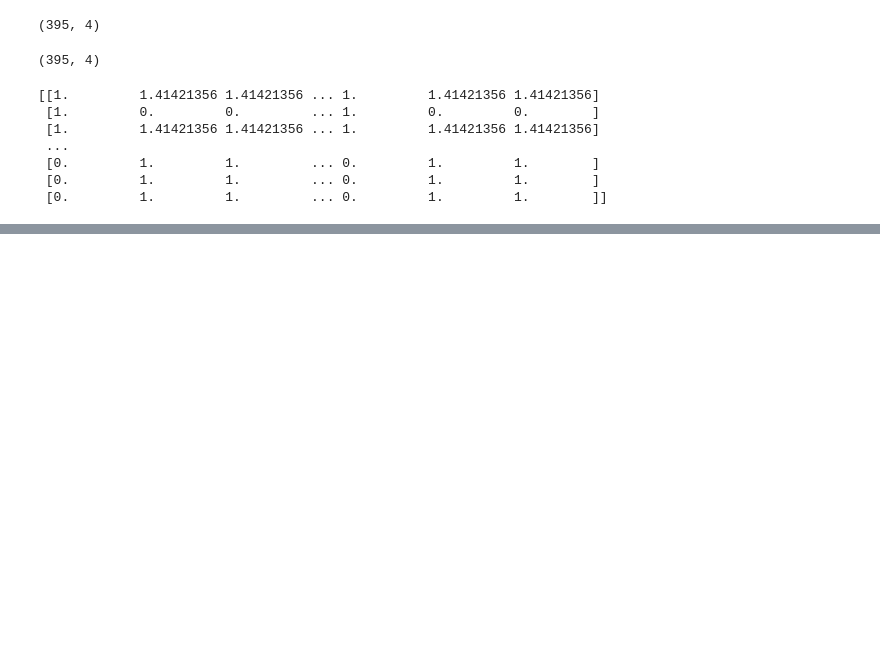
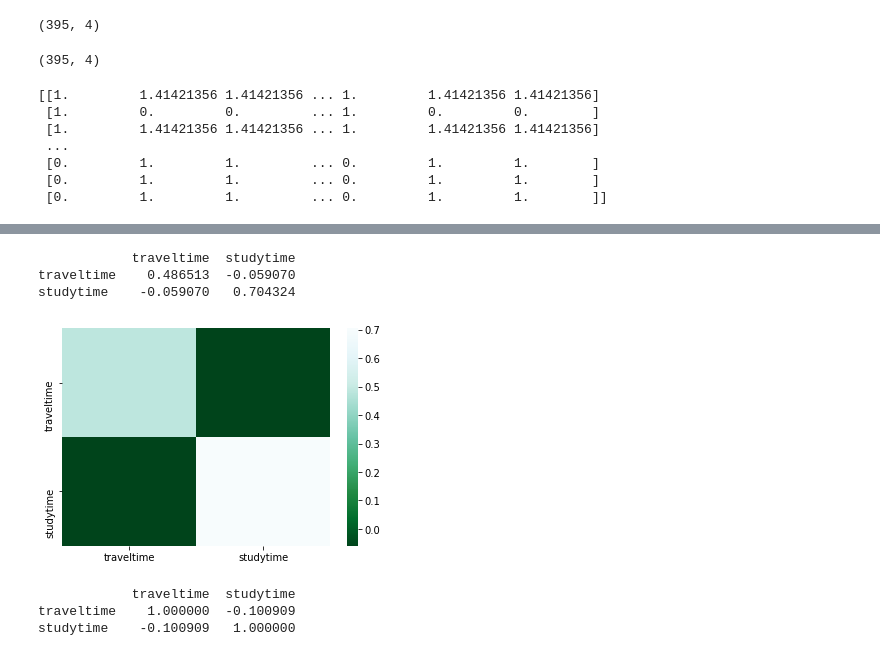
Before and after one commit to Anasuya-Sahoo/DMDW-Lab, a Jupyter notebook: Dissimilarity_Matrix_Lab.ipynb, the cells around one changed output, grey strips where cells are left out. Cells and saved outputs as stored; diff of their text form; code cells hidden in the pictures; blank space fills up the shorter version.

```diff
--- a/Dissimilarity_Matrix_Lab.ipynb
+++ b/Dissimilarity_Matrix_Lab.ipynb
@@ -202,0 +216,3 @@ print(dist_matrix)
+# %%
+dfn=df[['traveltime','studytime']]
+dfn.head()
@@ -202,0 +226,19 @@ print(dist_matrix)
+# %%
+covar=dfn.cov()
+print(covar)
+# %% [output]
+            traveltime  studytime
+traveltime    0.486513  -0.059070
+studytime    -0.059070   0.704324
+# %%
+sbs.heatmap(covar,cmap='BuGn_r')
+plt.show()
+# %% [output]
+[figure, added]
+# %%
+corelation=dfn.corr()
+print(corelation)
+# %% [output]
+            traveltime  studytime
+traveltime    1.000000  -0.100909
+studytime    -0.100909   1.000000
```
Also changed, not shown: parts of 5 cells of this notebook.
